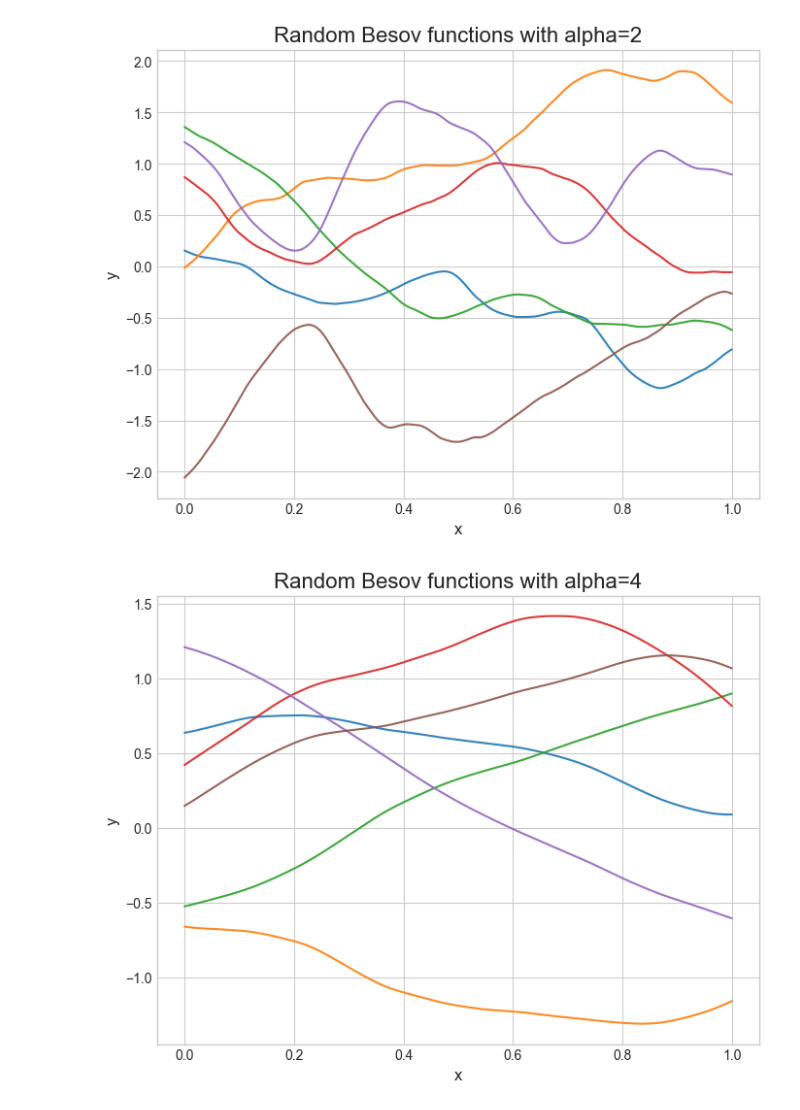
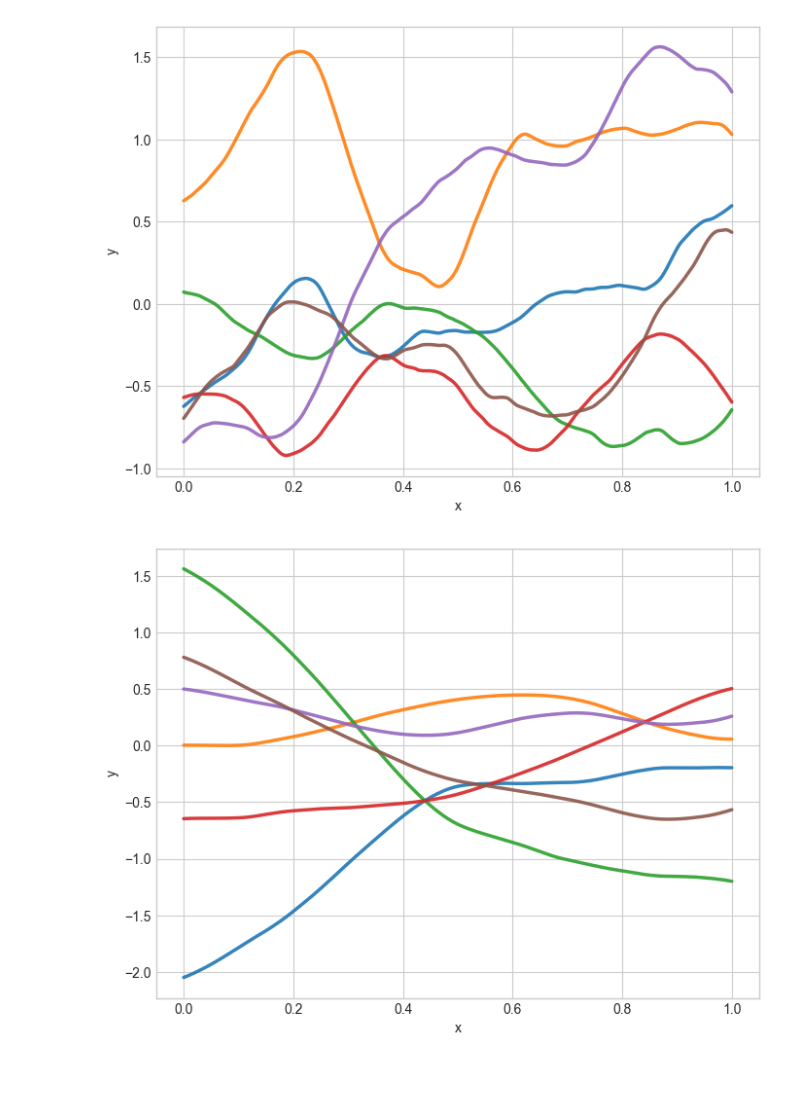
Before and after one commit to tianyima2000/Adaptive_ICL, a Jupyter notebook: plot_random_besov.ipynb, the cells around one changed output. Saved outputs shown, nothing was run; the diff lists cells and outputs as text; code cells hidden in the pictures; blank space fills up the shorter version.

```diff
--- a/plot_random_besov.ipynb
+++ b/plot_random_besov.ipynb
@@ -72,37 +75,36 @@ plt.show()
 # %%
 params = {'d': 1, 'alpha': 2, 'J': 10, 'C0': 2.0}
 X_list = []
 num_functions = 6
 for i in range(num_functions):
     X_list.append(np.linspace(0, 1, 4096).reshape(-1, 1))
 
 
 
 # Generate all functions in a single batch call
 random_besov_generator = FastWaveletBatchGenerator(wavelet='db6', cascade_level=8)
 Y_list = random_besov_generator.generate_batch(X_list, params)
 random_besov_generator.cleanup()
 
 
 # Plot the results
 plt.style.use('seaborn-v0_8-whitegrid')
 fig, ax = plt.subplots(figsize=(8, 6))
 
 for i in range(num_functions):
     x_coords = X_list[i].flatten()
     y_coords = Y_list[i]
     alpha_val = params['alpha']
-    ax.plot(x_coords, y_coords, label=f'Function {i+1} (alpha={alpha_val:.2f}, N={len(x_coords)})', alpha=0.9)
+    ax.plot(x_coords, y_coords, alpha=0.9, lw=2.5)
 
-ax.set_title(f'Random Besov functions with alpha={alpha_val}', fontsize=16)
-ax.set_xlabel('x', fontsize=12)
-ax.set_ylabel('y', fontsize=12)
+ax.set_xlabel('x')
+ax.set_ylabel('y')
 # ax.legend()
 ax.grid(True)
 plt.savefig("random_besov_alpha=2.pdf", bbox_inches='tight')
 plt.show()
 # %% [output]
-[figure, old version]
+[figure, new version]
 # %%
 params = {'d': 1, 'alpha': 4, 'J': 10, 'C0': 2.0}
 X_list = []
@@ -126,14 +128,13 @@ for i in range(num_functions):
     x_coords = X_list[i].flatten()
     y_coords = Y_list[i]
     alpha_val = params['alpha']
-    ax.plot(x_coords, y_coords, label=f'Function {i+1} (alpha={alpha_val:.2f}, N={len(x_coords)})', alpha=0.9)
+    ax.plot(x_coords, y_coords, alpha=0.9, lw=2.5)
 
-ax.set_title(f'Random Besov functions with alpha={alpha_val}', fontsize=16)
-ax.set_xlabel('x', fontsize=12)
-ax.set_ylabel('y', fontsize=12)
+ax.set_xlabel('x')
+ax.set_ylabel('y')
 # ax.legend()
 ax.grid(True)
 plt.savefig("random_besov_alpha=4.pdf", bbox_inches='tight')
 plt.show()
 # %% [output]
-[figure, old version]
+[figure, new version]
```
Also changed, not shown: parts of 4 cells of this notebook.
